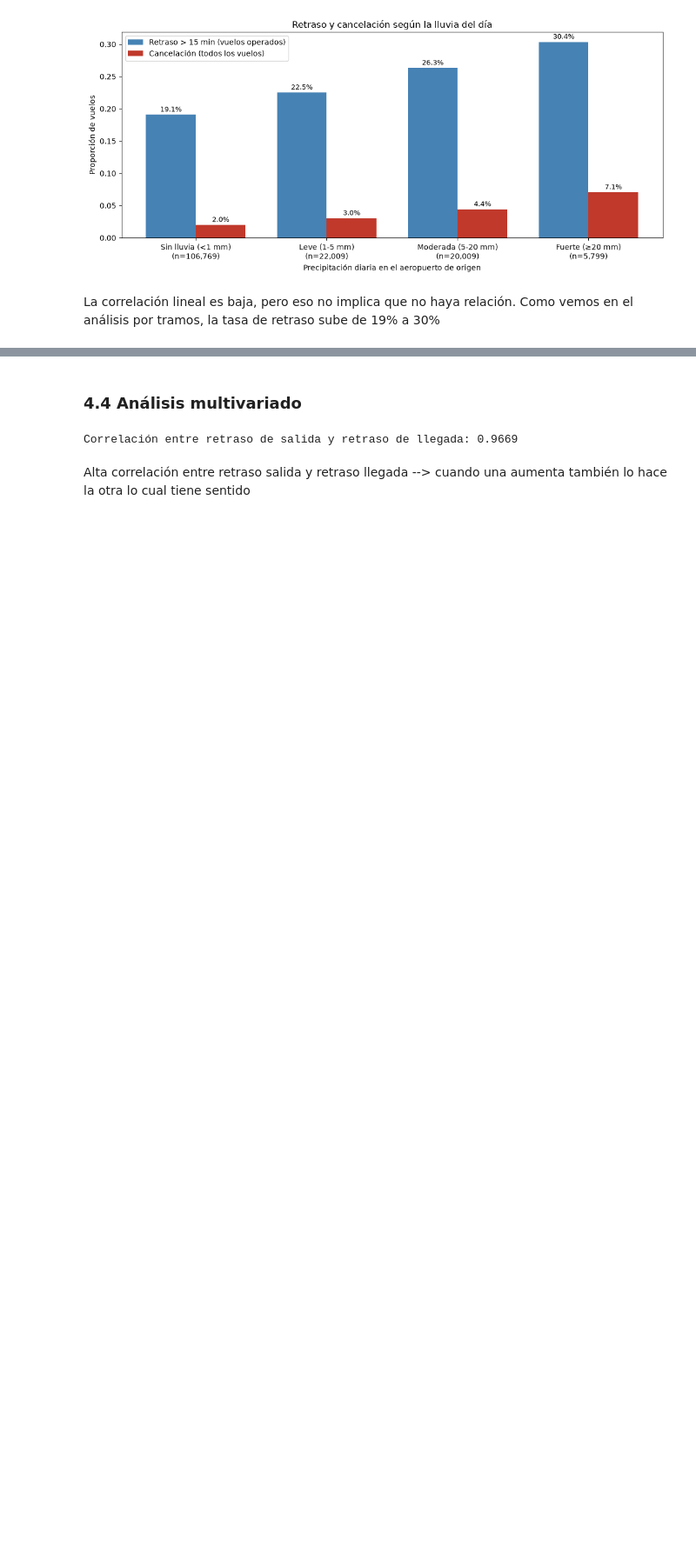
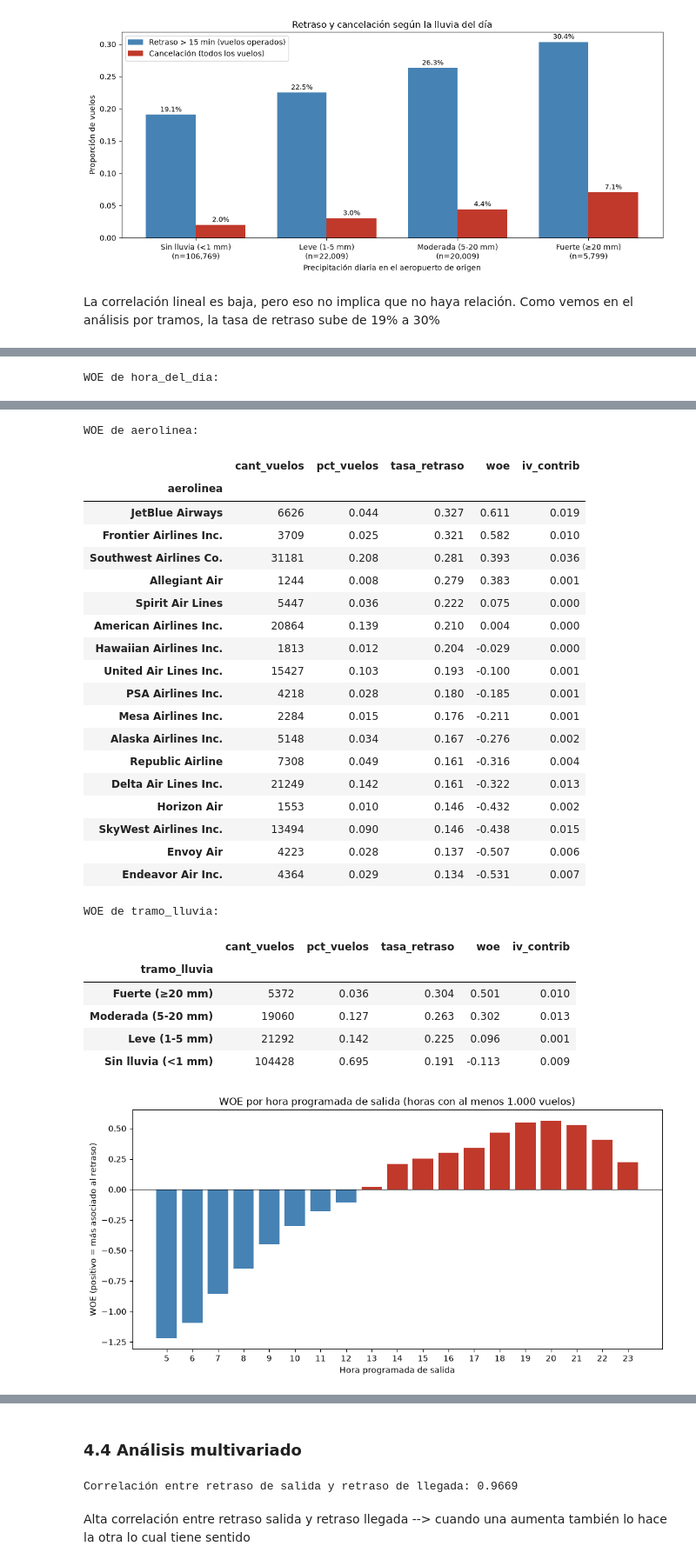
Before and after one commit to Guadacarro/TP_IA, a Jupyter notebook: tp.ipynb, the cells around one changed output, grey strips where cells are left out. Shown at 87% size. Cells and saved outputs as stored; diff of their text form; code cells hidden in the pictures; blank space fills up the shorter version.

```diff
--- a/tp.ipynb
+++ b/tp.ipynb
@@ -1283,0 +1396,21 @@ La correlación lineal es baja, pero eso no implica que no haya relación. Como
+# %%
+# WOE por categoría de las variables clave
+for col in ['hora_del_dia', 'aerolinea', 'tramo_lluvia']:
+    print(f"\nWOE de {col}:")
+    display(tabla_woe(df_woe, col).sort_values('woe', ascending=False).round(3))
+
+# WOE por hora programada, para ver la forma de la relación
+woe_hora = tabla_woe(df_woe, 'hora_prog')
+woe_hora = woe_hora[woe_hora['cant_vuelos'] >= 1000]   # mismo criterio que en 4.3.1
+
+fig, ax = plt.subplots(figsize=(10, 5))
+ax.bar(woe_hora.index.astype(str), woe_hora['woe'],
+       color=np.where(woe_hora['woe'] > 0, '#c0392b', 'steelblue'))
+ax.axhline(0, color='black', linewidth=0.8)
+ax.set_title('WOE por hora programada de salida (horas con al menos 1.000 vuelos)')
+ax.set_xlabel('Hora programada de salida')
+ax.set_ylabel('WOE (positivo = más asociado al retraso)')
+plt.tight_layout()
+plt.show()
+# %% [output]
+WOE de hora_del_dia:
@@ -1283,0 +1423,28 @@ La correlación lineal es baja, pero eso no implica que no haya relación. Como
+WOE de aerolinea:
+|  | cant_vuelos | pct_vuelos | tasa_retraso | woe | iv_contrib |
+| aerolinea |  |  |  |  |  |
+| JetBlue Airways | 6626 | 0.044 | 0.327 | 0.611 | 0.019 |
+| Frontier Airlines Inc. | 3709 | 0.025 | 0.321 | 0.582 | 0.010 |
+| Southwest Airlines Co. | 31181 | 0.208 | 0.281 | 0.393 | 0.036 |
+| Allegiant Air | 1244 | 0.008 | 0.279 | 0.383 | 0.001 |
+| Spirit Air Lines | 5447 | 0.036 | 0.222 | 0.075 | 0.000 |
+| American Airlines Inc. | 20864 | 0.139 | 0.210 | 0.004 | 0.000 |
+| Hawaiian Airlines Inc. | 1813 | 0.012 | 0.204 | -0.029 | 0.000 |
+| United Air Lines Inc. | 15427 | 0.103 | 0.193 | -0.100 | 0.001 |
+| PSA Airlines Inc. | 4218 | 0.028 | 0.180 | -0.185 | 0.001 |
+| Mesa Airlines Inc. | 2284 | 0.015 | 0.176 | -0.211 | 0.001 |
+| Alaska Airlines Inc. | 5148 | 0.034 | 0.167 | -0.276 | 0.002 |
+| Republic Airline | 7308 | 0.049 | 0.161 | -0.316 | 0.004 |
+| Delta Air Lines Inc. | 21249 | 0.142 | 0.161 | -0.322 | 0.013 |
+| Horizon Air | 1553 | 0.010 | 0.146 | -0.432 | 0.002 |
+| SkyWest Airlines Inc. | 13494 | 0.090 | 0.146 | -0.438 | 0.015 |
+| Envoy Air | 4223 | 0.028 | 0.137 | -0.507 | 0.006 |
+| Endeavor Air Inc. | 4364 | 0.029 | 0.134 | -0.531 | 0.007 |
+WOE de tramo_lluvia:
+|  | cant_vuelos | pct_vuelos | tasa_retraso | woe | iv_contrib |
+| tramo_lluvia |  |  |  |  |  |
+| Fuerte (≥20 mm) | 5372 | 0.036 | 0.304 | 0.501 | 0.010 |
+| Moderada (5-20 mm) | 19060 | 0.127 | 0.263 | 0.302 | 0.013 |
+| Leve (1-5 mm) | 21292 | 0.142 | 0.225 | 0.096 | 0.001 |
+| Sin lluvia (<1 mm) | 104428 | 0.695 | 0.191 | -0.113 | 0.009 |
+[figure, added]
```
Also changed, not shown: parts of 8 cells of this notebook.
